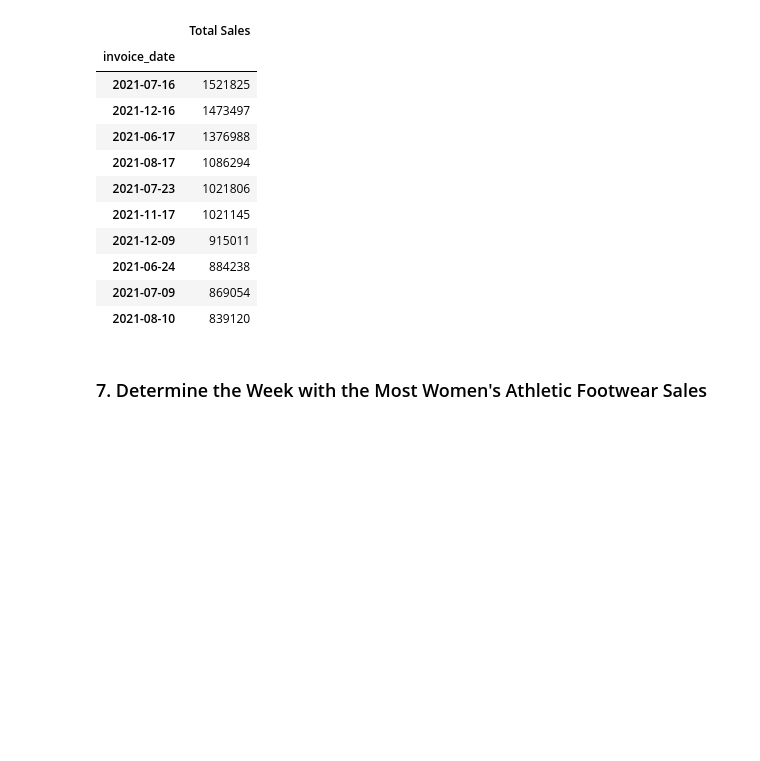
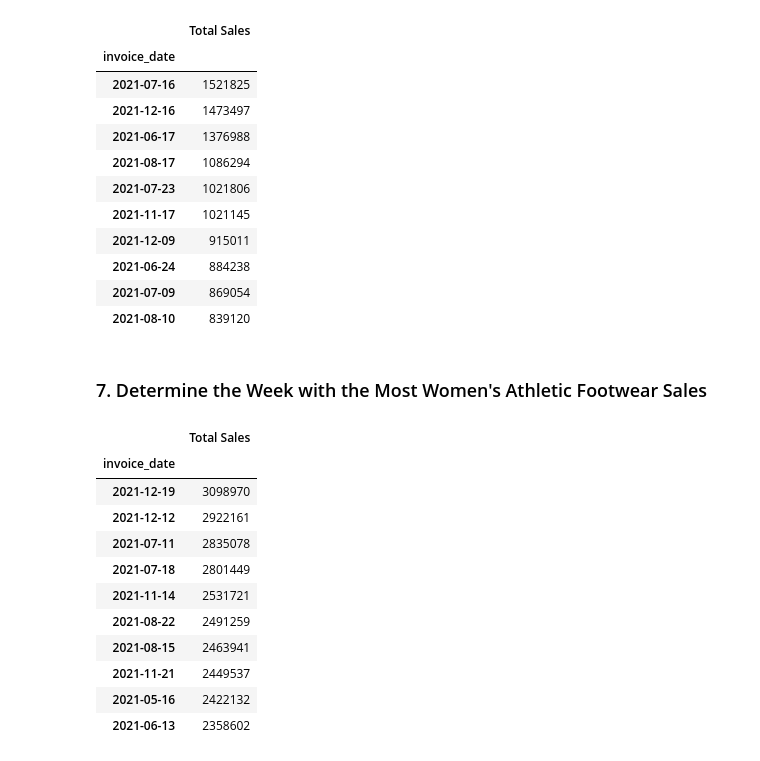
Before and after one commit to m-nicholasnu33/athletic_sales_analysis, a Jupyter notebook: athletic_sales_analysis.ipynb, the cells around one changed output. Saved outputs shown, nothing was run; the diff lists cells and outputs as text; code cells hidden in the pictures; blank space fills up the shorter version.

```diff
--- a/athletic_sales_analysis.ipynb
+++ b/athletic_sales_analysis.ipynb
@@ -376,16 +376,17 @@ womens_footwear_units_pivot.sort_values(by=["Womens_Footwear_Units_Sold"], ascen
 ### 6. Determine the Day with the Most Women's Athletic Footwear Sales
 # %%
 # Create a pivot table with the 'invoice_date' column is the index, and the "total_sales" as the values.
-most_sales_day = pd.pivot_table(womens_athletic_footwear,
+sales_by_date = pd.pivot_table(womens_athletic_footwear,
                                       index=['invoice_date'],
                                       values= 'total_sales',
                                       aggfunc= 'sum')
 
 # Optional: Rename the "total_sales" column to "Total Sales"
-most_sales_day = most_sales_day.rename(columns={'total_sales': 'Total Sales'})
+sales_by_date = most_sales_day.rename(columns={'total_sales': 'Total Sales'})
+sales_by_date_excl_zero = sales_by_date[sales_by_date['Total Sales'] != 0]
 
 # Show the table.
-most_sales_day.head(10)
+sales_by_date_excl_zero.head(10)
 # %% [output]
 |  | Total Sales |
 | invoice_date |  |
@@ -422,6 +423,20 @@ most_sales_day.sort_values(by='Total Sales', ascending=False).head(10)
 ### 7.  Determine the Week with the Most Women's Athletic Footwear Sales
 # %%
 # Resample the pivot table into weekly bins, and get the total sales for each week.
-
+most_sales_week = sales_by_date.resample('W').sum()
 
 # Sort the resampled pivot table in descending order on "Total Sales".
+most_sales_week.sort_values(by='Total Sales', ascending=False).head(10)
+# %% [output]
+|  | Total Sales |
+| invoice_date |  |
+| 2021-12-19 | 3098970 |
+| 2021-12-12 | 2922161 |
+| 2021-07-11 | 2835078 |
+| 2021-07-18 | 2801449 |
+| 2021-11-14 | 2531721 |
+| 2021-08-22 | 2491259 |
+| 2021-08-15 | 2463941 |
+| 2021-11-21 | 2449537 |
+| 2021-05-16 | 2422132 |
+| 2021-06-13 | 2358602 |
```
Also changed, not shown: parts of 1 cell of this notebook.
